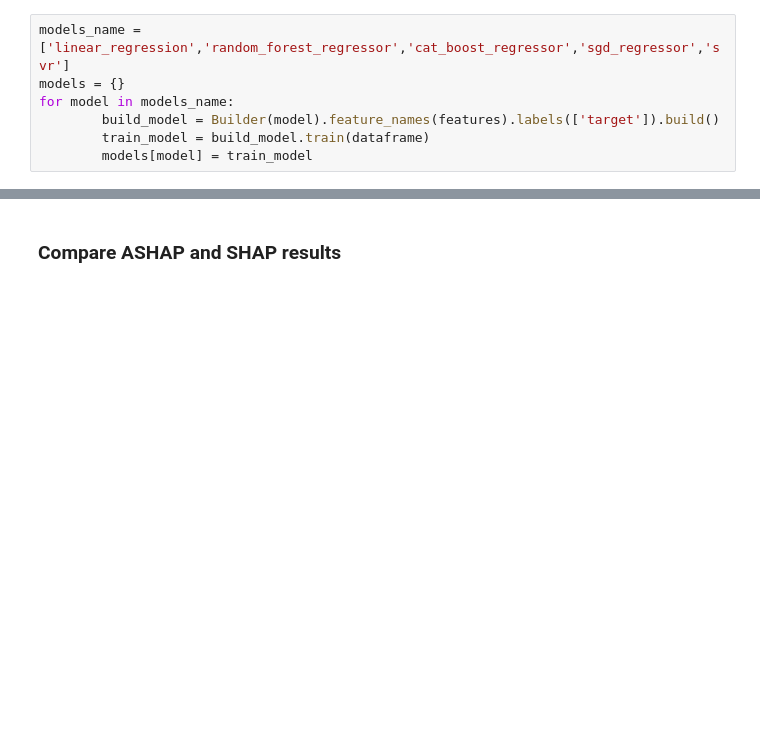
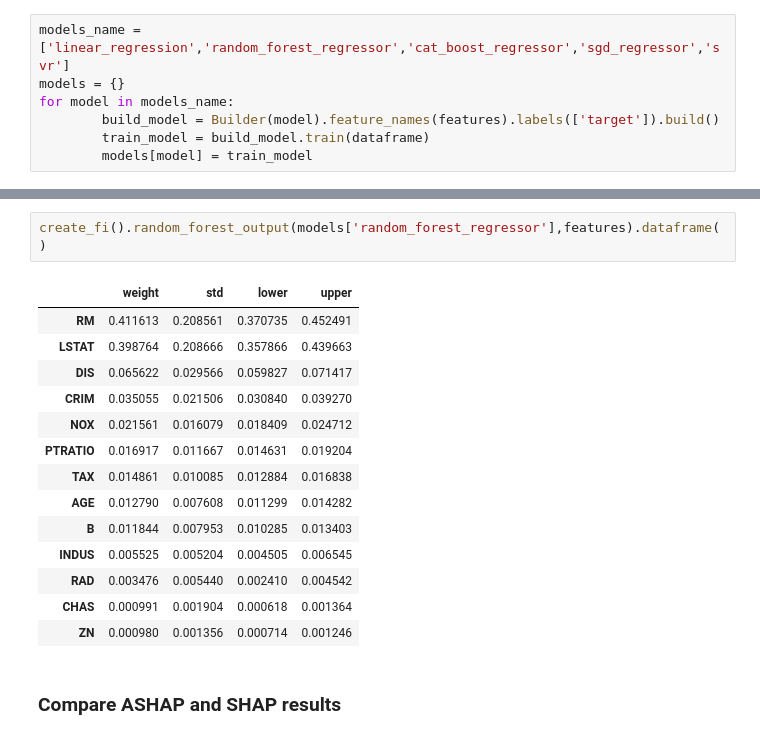
Before and after one commit to dandolodavid/ACME, a Jupyter notebook: data/ACME vs SHAP.ipynb, the cells around one changed output, grey strips where cells are left out. Cells and saved outputs as stored; diff of their text form; blank space fills up the shorter version.

```diff
--- a/data/ACME vs SHAP.ipynb
+++ b/data/ACME vs SHAP.ipynb
@@ -33,3 +67,20 @@ for model in models_name:
+# %%
+create_fi().random_forest_output(models['random_forest_regressor'],features).dataframe()
+# %% [output]
+|  | weight | std | lower | upper |
+| RM | 0.411613 | 0.208561 | 0.370735 | 0.452491 |
+| LSTAT | 0.398764 | 0.208666 | 0.357866 | 0.439663 |
+| DIS | 0.065622 | 0.029566 | 0.059827 | 0.071417 |
+| CRIM | 0.035055 | 0.021506 | 0.030840 | 0.039270 |
+| NOX | 0.021561 | 0.016079 | 0.018409 | 0.024712 |
+| PTRATIO | 0.016917 | 0.011667 | 0.014631 | 0.019204 |
+| TAX | 0.014861 | 0.010085 | 0.012884 | 0.016838 |
+| AGE | 0.012790 | 0.007608 | 0.011299 | 0.014282 |
+| B | 0.011844 | 0.007953 | 0.010285 | 0.013403 |
+| INDUS | 0.005525 | 0.005204 | 0.004505 | 0.006545 |
+| RAD | 0.003476 | 0.005440 | 0.002410 | 0.004542 |
+| CHAS | 0.000991 | 0.001904 | 0.000618 | 0.001364 |
+| ZN | 0.000980 | 0.001356 | 0.000714 | 0.001246 |
 # %% [markdown]
 ### Compare ASHAP and SHAP results
 # %% [markdown]
```
Also changed, not shown: parts of 13 cells of this notebook, 18 other files.
